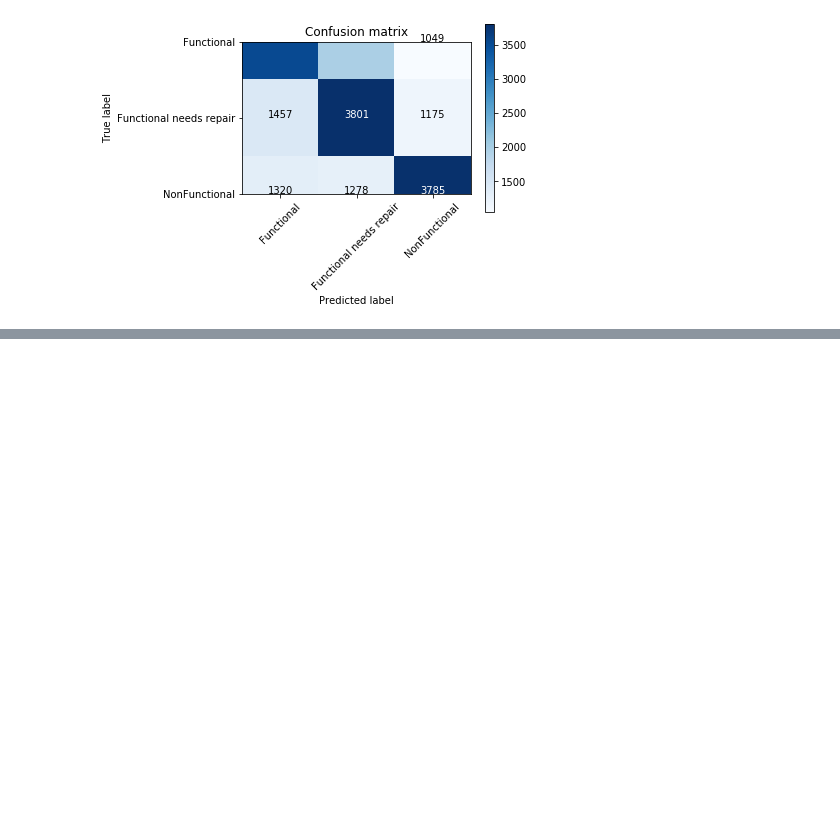
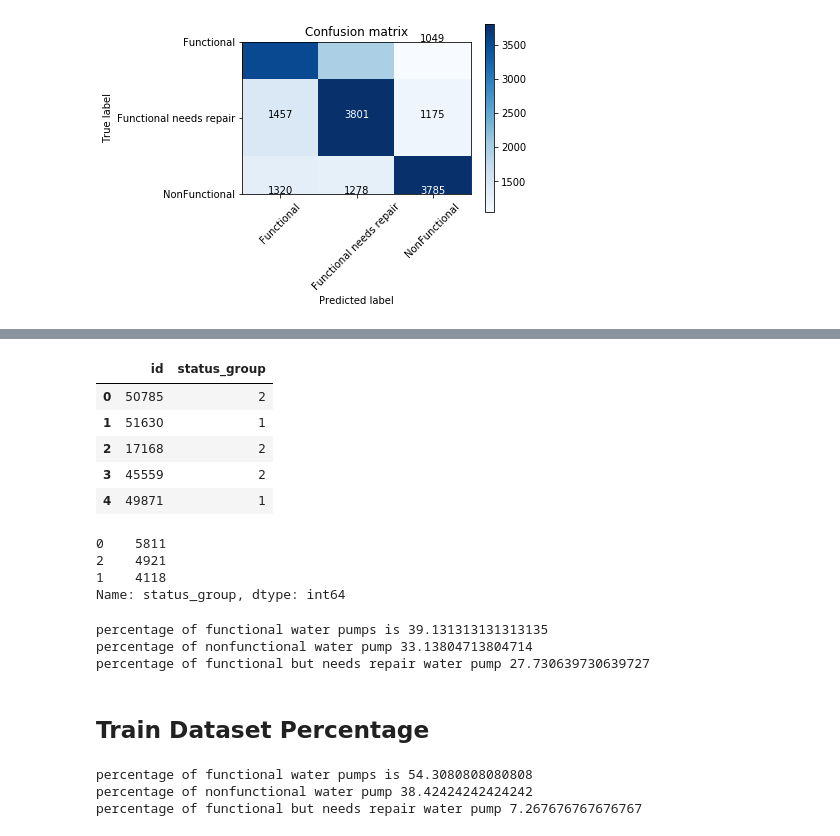
Before and after one commit to emilia329/PumpIt, a Jupyter notebook: Modeling.ipynb, the cells around one changed output, grey strips where cells are left out. Saved outputs shown, nothing was run; the diff lists cells and outputs as text; code cells hidden in the pictures; blank space fills up the shorter version.

Commit message:
percentages of predictins

```diff
--- a/Modeling.ipynb
+++ b/Modeling.ipynb
@@ -493,6 +491,54 @@ testdf = test.drop(columns = ['id','date_recorded','funder','installer']).values
 # %%
 yhat3 = grid_clf_acc.predict(testdf)
 # %%
-prediction = pd.DataFrame(yhat3)
+predictions = pd.DataFrame(yhat3)
 # %%
-predictions = pd.concat((test['id'], prediction), axis=1)
+predictions = pd.concat((test['id'], predictions), axis=1)
+# %%
+predictions.columns=['id', 'status_group']
+# %%
+predictions.head()
+# %% [output]
+|  | id | status_group |
+| 0 | 50785 | 2 |
+| 1 | 51630 | 1 |
+| 2 | 17168 | 2 |
+| 3 | 45559 | 2 |
+| 4 | 49871 | 1 |
+# %%
+predictions['status_group'].value_counts()
+# %% [output]
+0    5811
+2    4921
+1    4118
+Name: status_group, dtype: int64
+# %%
+functional = len(predictions[predictions['status_group']==0])
+nonfunctional = len(predictions[predictions['status_group']==2])
+needsrepair = len(predictions[predictions['status_group']==1])
+pct_functional= functional/(functional+nonfunctional+needsrepair)
+pct_nonfunctional = nonfunctional/(functional+nonfunctional+needsrepair)
+pct_needsrepair = needsrepair/(functional+nonfunctional+needsrepair)
+print("percentage of functional water pumps is", pct_functional*100)
+print("percentage of nonfunctional water pump", pct_nonfunctional*100)
+print("percentage of functional but needs repair water pump", pct_needsrepair*100)
+# %% [output]
+percentage of functional water pumps is 39.131313131313135
+percentage of nonfunctional water pump 33.13804713804714
+percentage of functional but needs repair water pump 27.730639730639727
+# %% [markdown]
+## Train Dataset Percentage
+# %%
+functional = len(train[train['status_group']==0])
+nonfunctional = len(train[train['status_group']==2])
+needsrepair = len(train[train['status_group']==1])
+pct_functional= functional/(functional+nonfunctional+needsrepair)
+pct_nonfunctional = nonfunctional/(functional+nonfunctional+needsrepair)
+pct_needsrepair = needsrepair/(functional+nonfunctional+needsrepair)
+print("percentage of functional water pumps is", pct_functional*100)
+print("percentage of nonfunctional water pump", pct_nonfunctional*100)
+print("percentage of functional but needs repair water pump", pct_needsrepair*100)
+# %% [output]
+percentage of functional water pumps is 54.3080808080808
+percentage of nonfunctional water pump 38.42424242424242
+percentage of functional but needs repair water pump 7.267676767676767
```
Also changed, not shown: parts of 2 cells of this notebook.
